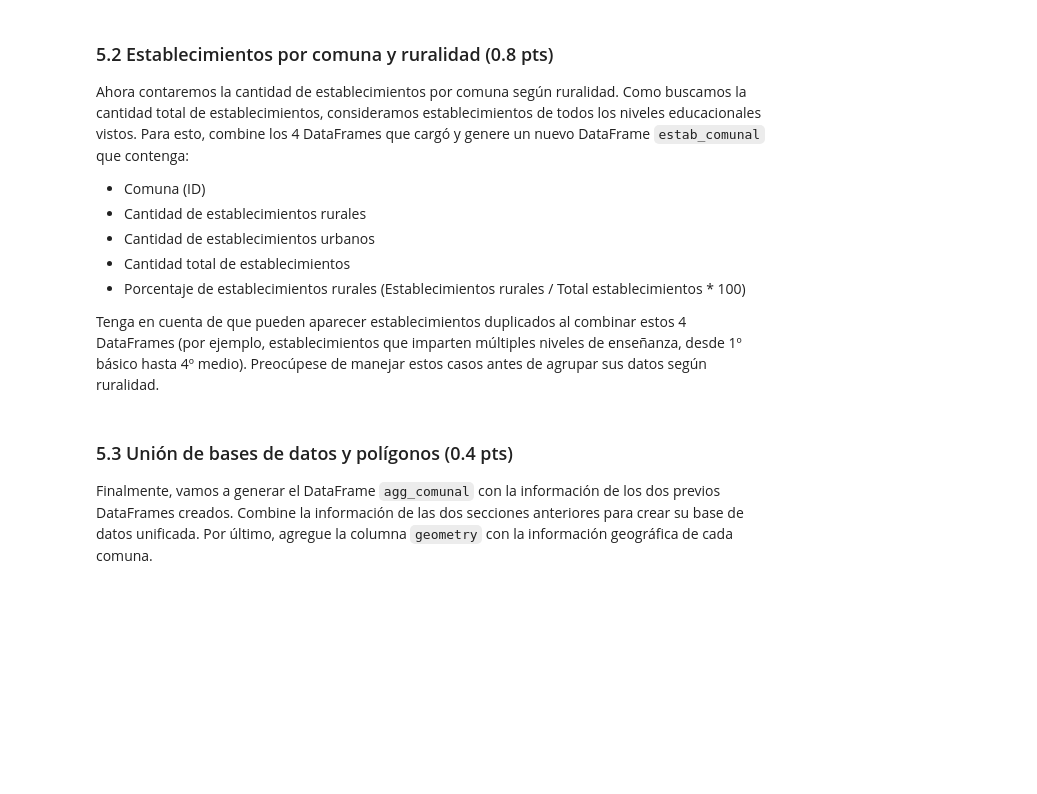
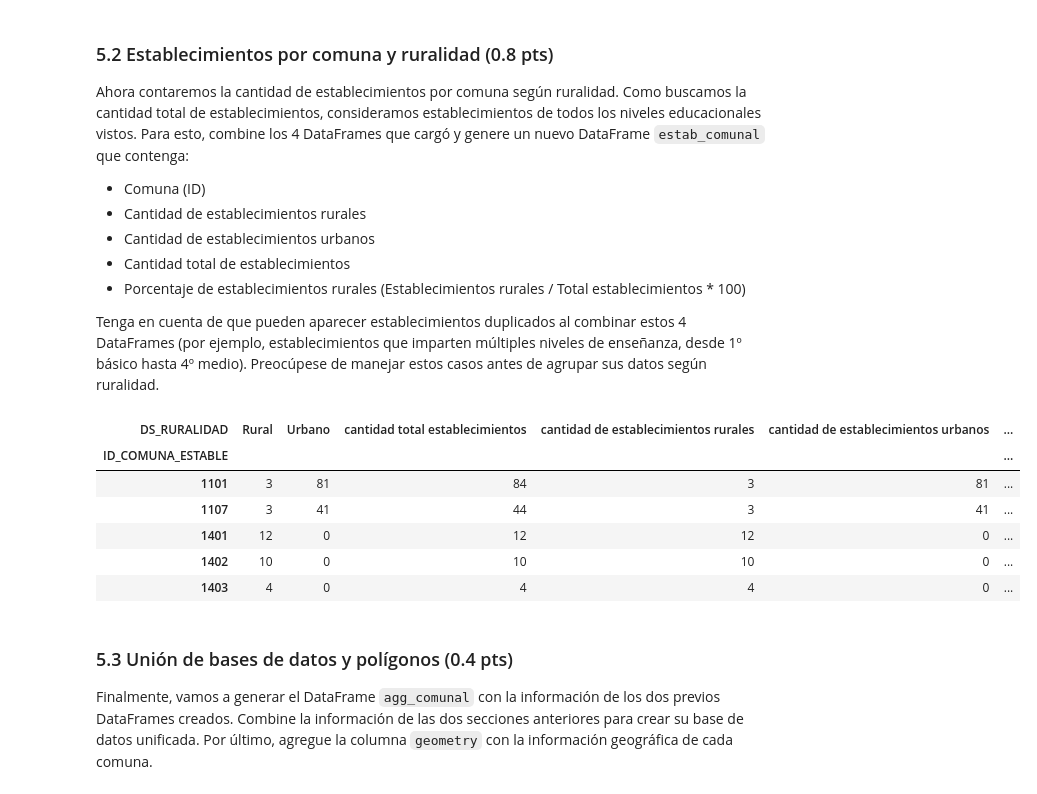
Before and after one commit to esteban78009/IMT2200-Esteban-Cortes, a Jupyter notebook: tareas/tarea 03/IMT2200-25s2 - Tarea 03.ipynb, the cells around one changed output. Saved outputs shown, nothing was run; the diff lists cells and outputs as text; code cells hidden in the pictures; blank space fills up the shorter version.

```diff
--- a/tareas/tarea 03/IMT2200-25s2 - Tarea 03.ipynb
+++ b/tareas/tarea 03/IMT2200-25s2 - Tarea 03.ipynb
@@ -447,7 +460,33 @@ Ahora contaremos la cantidad de establecimientos por comuna según ruralidad. Co
 
 Tenga en cuenta de que pueden aparecer establecimientos duplicados al combinar estos 4 DataFrames (por ejemplo, establecimientos que imparten múltiples niveles de enseñanza, desde 1º básico hasta 4º medio). Preocúpese de manejar estos casos antes de agrupar sus datos según ruralidad.
 # %%
-# respuestas
+columnas = ["ID_RBD", "ID_COMUNA_ESTABLE", "DS_RURALIDAD"]
+dataframes = []
+for niv , data in df.items():
+    if all(col in data.columns for col in columnas):
+        dataframes.append(data[columnas])
+    else:
+        print("error")
+df_temp = pd.concat(dataframes, ignore_index=True)
+
+df_temp = df_temp.drop_duplicates(subset=["ID_RBD"]).reset_index(drop=True)
+df_temp = pd.pivot_table(df_temp, index="ID_COMUNA_ESTABLE",columns="DS_RURALIDAD",values="ID_RBD",aggfunc="count",fill_value=0)
+df_temp["cantidad total establecimientos"] = df_temp["Rural"] + df_temp["Urbano"]
+df_temp["cantidad de establecimientos rurales"] = df_temp["Rural"]
+df_temp["cantidad de establecimientos urbanos"] = df_temp["Urbano"]
+df_temp["Porcentaje de establecimiento rurales"] = df_temp["Rural"] / df_temp["cantidad total establecimientos"] * 100
+
+estab_comunal = df_temp
+
+estab_comunal.head()
+# %% [output]
+| DS_RURALIDAD | Rural | Urbano | cantidad total establecimientos | cantidad de establecimientos rurales | cantidad de establecimientos urbanos | ... |
+| ID_COMUNA_ESTABLE |  |  |  |  |  | ... |
+| 1101 | 3 | 81 | 84 | 3 | 81 | ... |
+| 1107 | 3 | 41 | 44 | 3 | 41 | ... |
+| 1401 | 12 | 0 | 12 | 12 | 0 | ... |
+| 1402 | 10 | 0 | 10 | 10 | 0 | ... |
+| 1403 | 4 | 0 | 4 | 4 | 0 | ... |
 # %% [markdown]
 ### 5.3 Unión de bases de datos y polígonos (0.4 pts)
 
```
Also changed, not shown: parts of 11 cells of this notebook.
